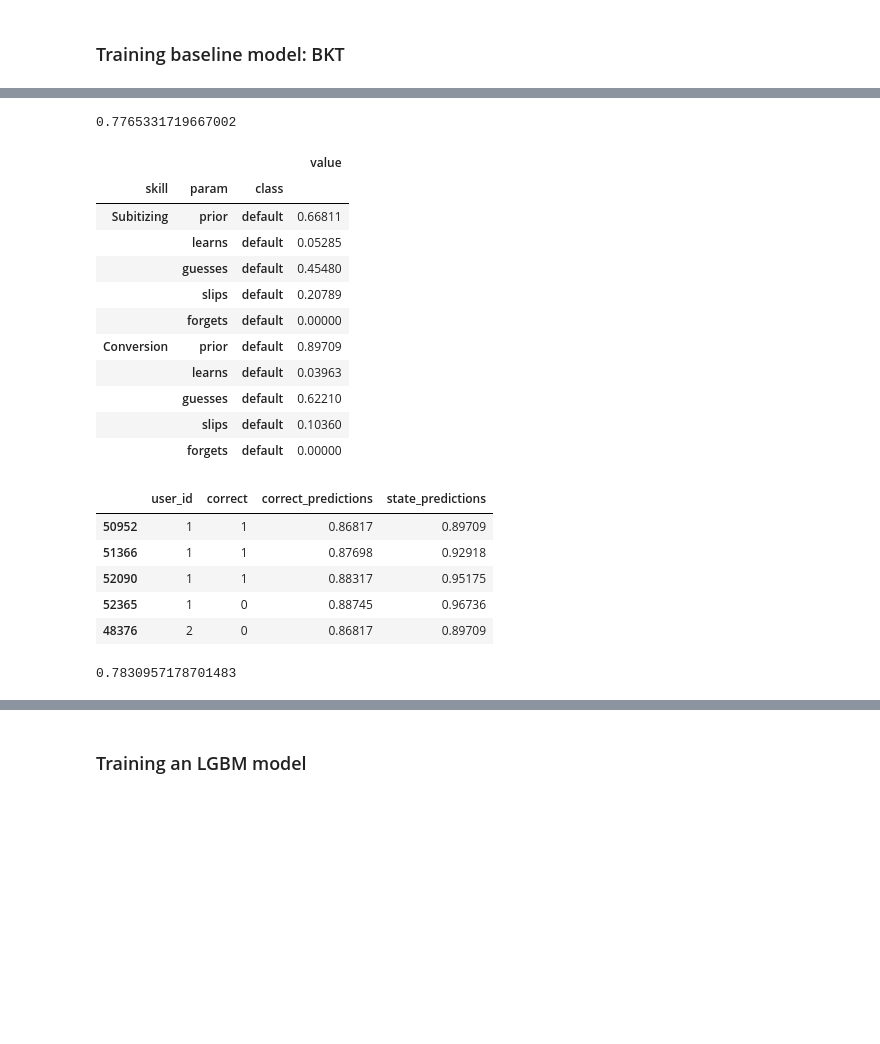
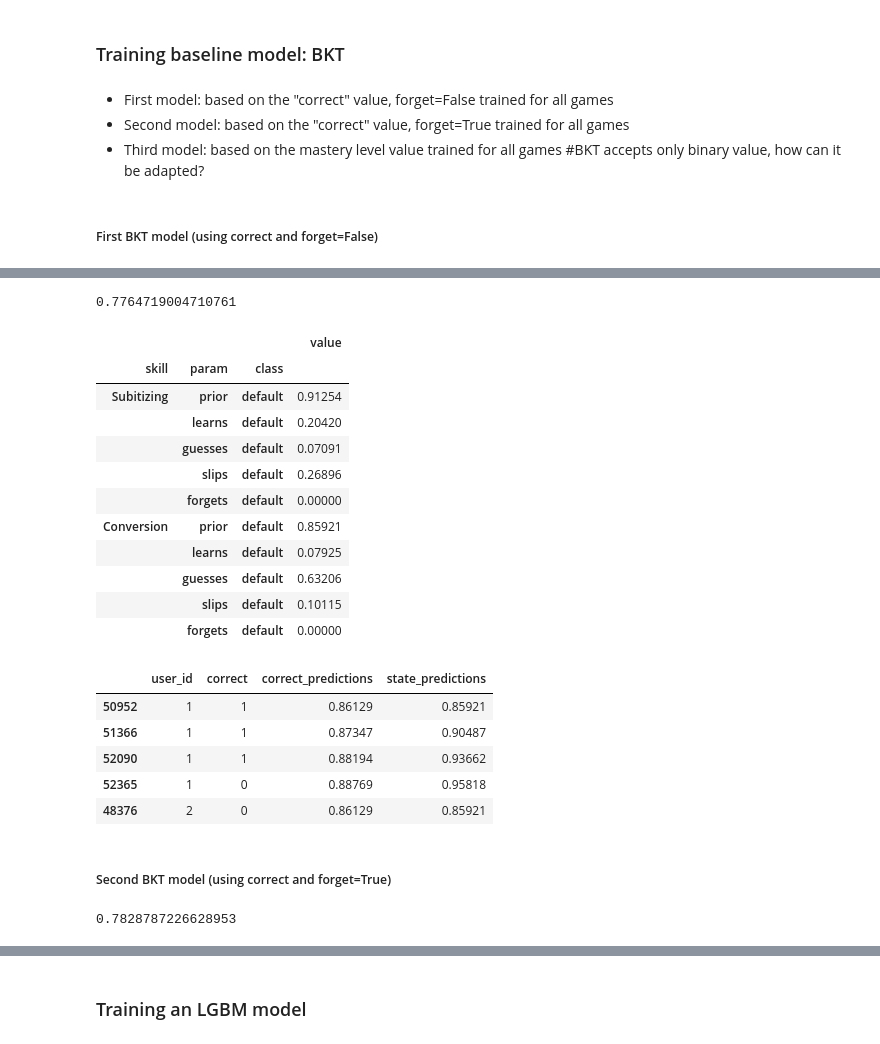
Before and after one commit to ewaMiazga/mlbdProject-2023, a Jupyter notebook: project/milestone-04/m4_calcularis_calcularis_crusaders.ipynb, the cells around one changed output, grey strips where cells are left out. Saved outputs shown, nothing was run; the diff lists cells and outputs as text; code cells hidden in the pictures; blank space fills up the shorter version.

Commit message:
plotting parameters BKT

```diff
--- a/project/milestone-04/m4_calcularis_calcularis_crusaders.ipynb
+++ b/project/milestone-04/m4_calcularis_calcularis_crusaders.ipynb
@@ -289,5 +292,11 @@ Train a model for your research question.
 # %% [markdown]
 ### Training baseline model: BKT
+# %% [markdown]
+- First model: based on the "correct" value, forget=False trained for all games
+- Second model: based on the "correct" value, forget=True trained for all games
+- Third model: based on the mastery level value trained for all games #BKT accepts only binary value, how can it be adapted?
+# %% [markdown]
+##### First BKT model (using correct and forget=False)
 # %%
 # Loading preprocessed dataframe generated in experiment.ipynb
 # Unamed:0 is the index column of the dataframe before preprocessing (many rows where removed)
@@ -303,46 +312,48 @@ df_task_events.head()
 | 4 | 4 | 121 | 7 | END_OF_NR | Conversion | R10 | 7.00000 | ConciseConversionTaskDescription | 2015-04-02 14:03:06.836000+00:00 | ... |
 # %%
 # Creating the first model with default parameters and fitting it for all games
-model = Model(seed=0)
-model.fit(data=df_task_events, forgets=False)
-model.evaluate(data=df_task_events, metric='auc')
+bkt_1 = Model(seed=0)
+bkt_1.fit(data=df_task_events, forgets=False)
+bkt_1.evaluate(data=df_task_events, metric='auc')
 # %% [output]
-0.7765331719667002
+0.7764719004710761
 # %%
 # Vizualizing parameters
-model.params().head(10)
+bkt_1.params().head(10)
 # %% [output]
 |  |  |  | value |
 | skill | param | class |  |
-| Subitizing | prior | default | 0.66811 |
-|  | learns | default | 0.05285 |
-|  | guesses | default | 0.45480 |
-|  | slips | default | 0.20789 |
+| Subitizing | prior | default | 0.91254 |
+|  | learns | default | 0.20420 |
+|  | guesses | default | 0.07091 |
+|  | slips | default | 0.26896 |
 |  | forgets | default | 0.00000 |
-| Conversion | prior | default | 0.89709 |
-|  | learns | default | 0.03963 |
-|  | guesses | default | 0.62210 |
-|  | slips | default | 0.10360 |
+| Conversion | prior | default | 0.85921 |
+|  | learns | default | 0.07925 |
+|  | guesses | default | 0.63206 |
+|  | slips | default | 0.10115 |
 |  | forgets | default | 0.00000 |
 # %%
 # Predicting mastery level for all users
 # state_predictions: score between 0 and 1 that measures the extent to which the student has mastered that skill, after that question
 # correct_predictions: score between 0 and 1 that measures the extent to which the model thinks that the student will answer correctly to that question
-df_preds = model.predict(data=df_task_events)
+df_preds = bkt_1.predict(data=df_task_events)
 df_preds[df_preds['skill_name']=='Conversion'][['user_id', 'correct', 'correct_predictions', 'state_predictions']].head()
 # %% [output]
 |  | user_id | correct | correct_predictions | state_predictions |
-| 50952 | 1 | 1 | 0.86817 | 0.89709 |
-| 51366 | 1 | 1 | 0.87698 | 0.92918 |
-| 52090 | 1 | 1 | 0.88317 | 0.95175 |
-| 52365 | 1 | 0 | 0.88745 | 0.96736 |
-| 48376 | 2 | 0 | 0.86817 | 0.89709 |
+| 50952 | 1 | 1 | 0.86129 | 0.85921 |
+| 51366 | 1 | 1 | 0.87347 | 0.90487 |
+| 52090 | 1 | 1 | 0.88194 | 0.93662 |
+| 52365 | 1 | 0 | 0.88769 | 0.95818 |
+| 48376 | 2 | 0 | 0.86129 | 0.85921 |
+# %% [markdown]
+##### Second BKT model (using correct and forget=True)
 # %%
 # Creating the second model with forgets=True and fitting it for all games
-model_forgets = Model(seed=0)
-model_forgets.fit(data=df_task_events, forgets=True)
-model_forgets.evaluate(data=df_task_events, metric='auc')
+bkt_2 = Model(seed=0)
+bkt_2.fit(data=df_task_events, forgets=True)
+bkt_2.evaluate(data=df_task_events, metric='auc')
 # %% [output]
-0.7830957178701483
+0.7828787226628953
 # %%
 # Vizualizing parameters
```
Also changed, not shown: parts of 21 cells of this notebook.
